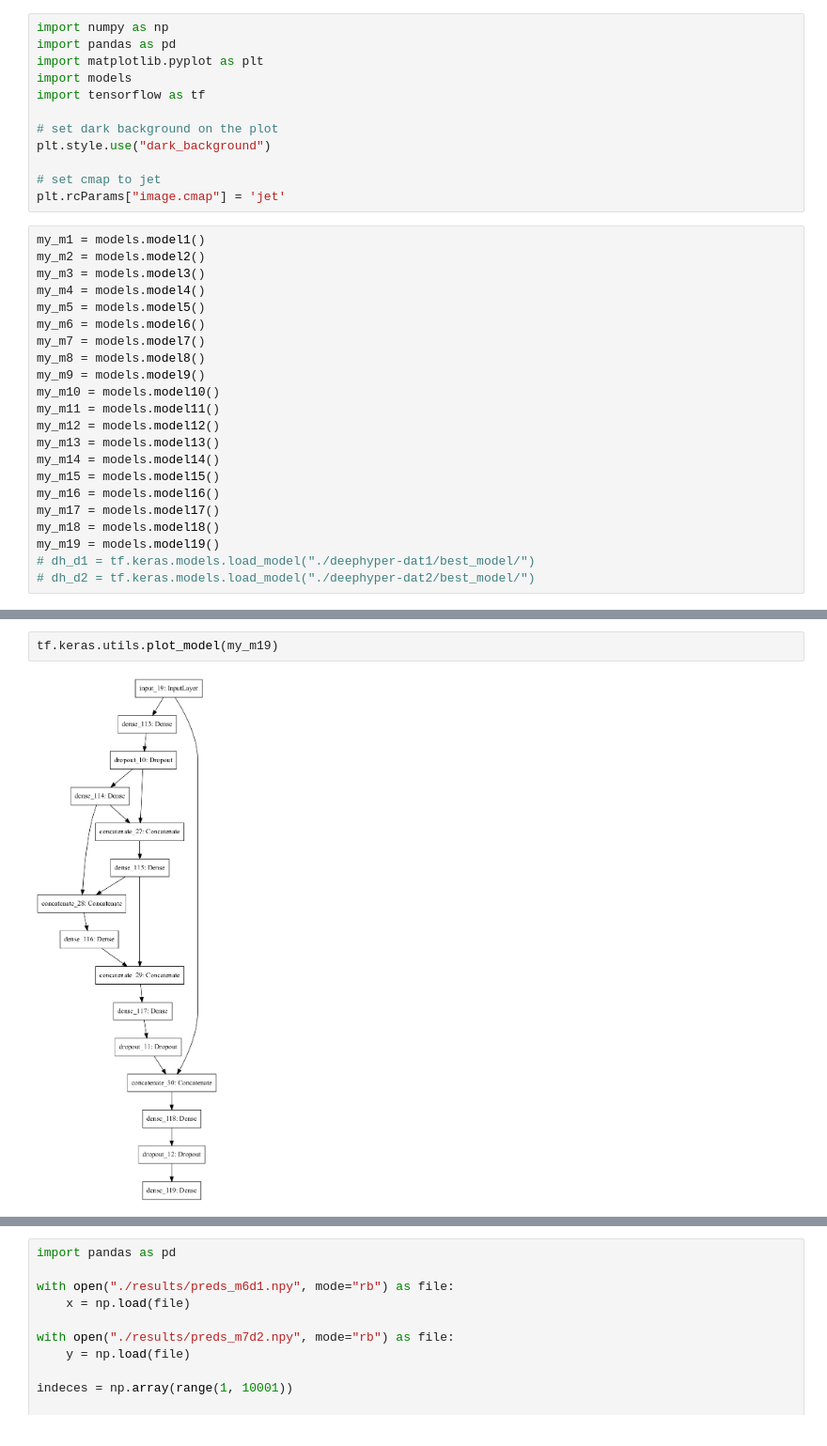
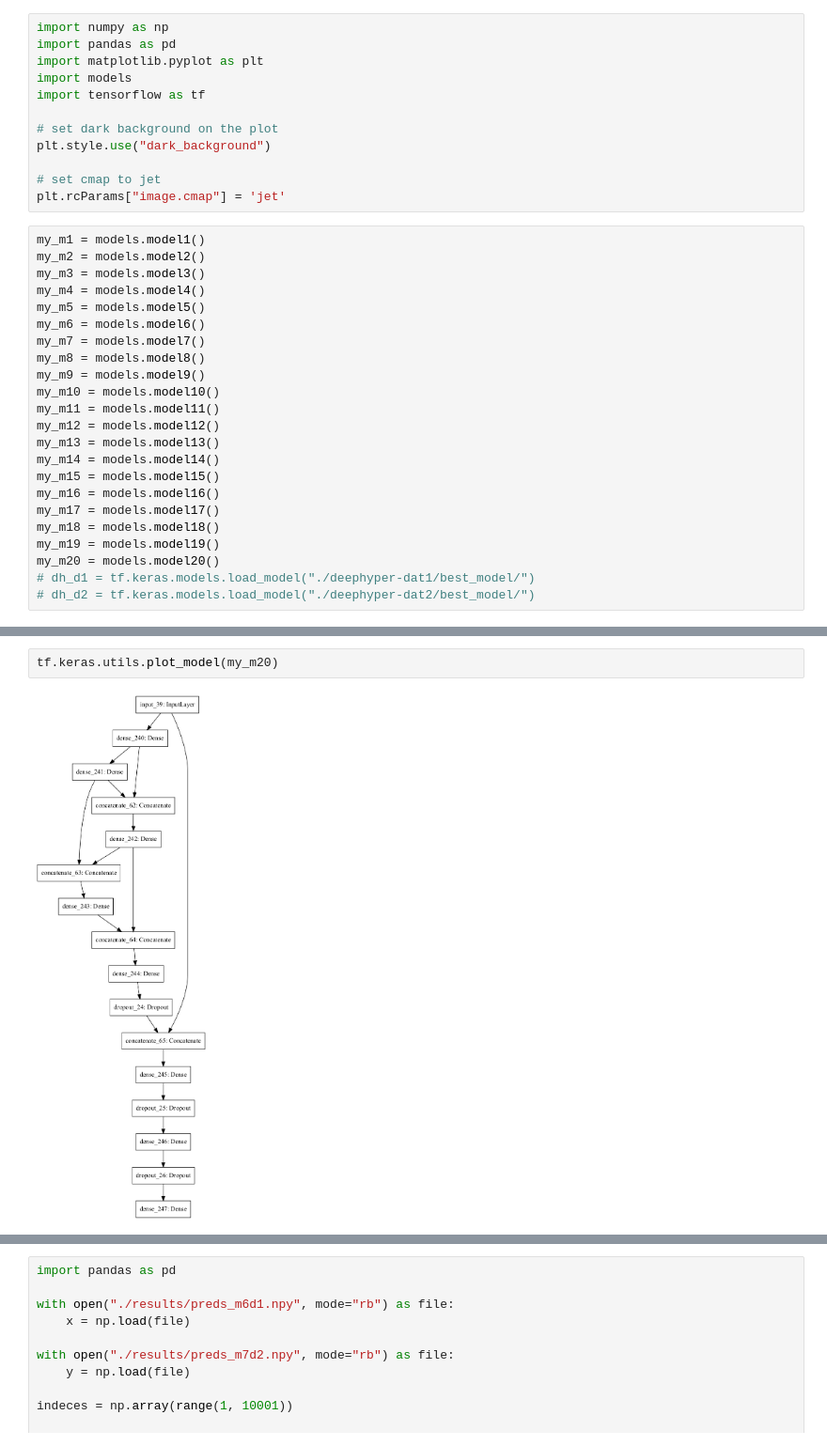
Before and after one commit to Chaudry24/kaust22, a Jupyter notebook: plotting.ipynb, the cells around one changed output, grey strips where cells are left out. Shown at 94% size. Saved outputs shown, nothing was run; the diff lists cells and outputs as text.

Commit message:
visualize results

```diff
--- a/plotting.ipynb
+++ b/plotting.ipynb
@@ -30,5 +30,6 @@ my_m16 = models.model16()
 my_m17 = models.model17()
 my_m18 = models.model18()
 my_m19 = models.model19()
+my_m20 = models.model20()
 # dh_d1 = tf.keras.models.load_model("./deephyper-dat1/best_model/")
 # dh_d2 = tf.keras.models.load_model("./deephyper-dat2/best_model/")
@@ -39,7 +36,7 @@ To enable them in non-MKL-DNN operations, rebuild TensorFlow with the appropriat
 # %%
-tf.keras.utils.plot_model(my_m19)
+tf.keras.utils.plot_model(my_m20)
 # %% [output]
-[figure, old version]
+[figure, new version]
 # %%
 # ------------- DATA 1 ------------- #
 
```
Also changed, not shown: parts of 3 cells of this notebook.
